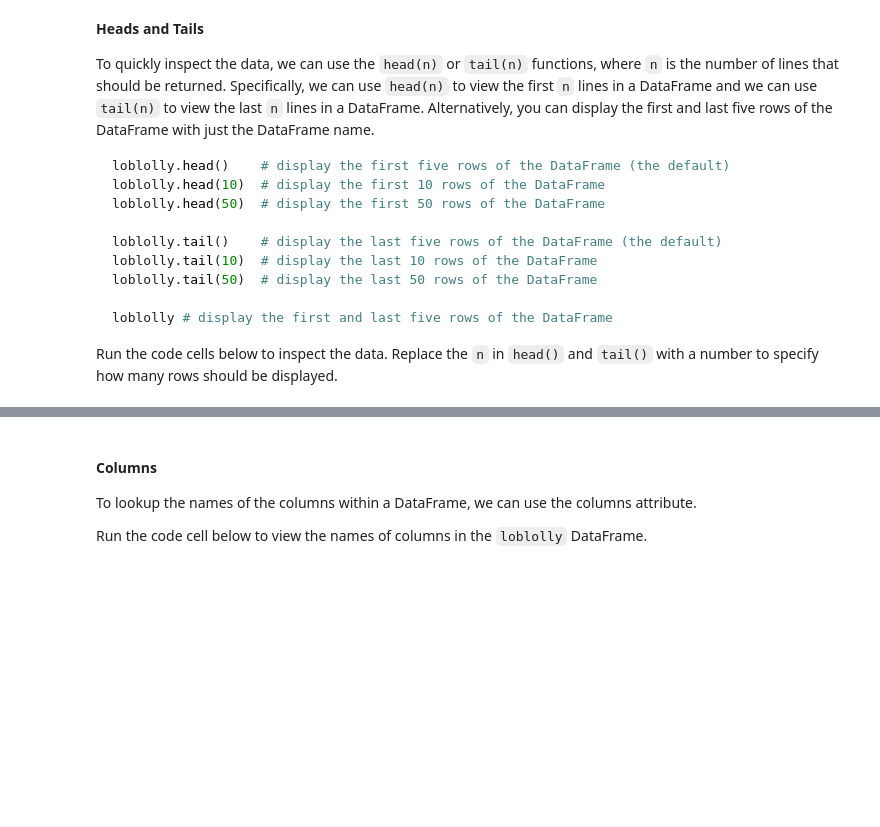
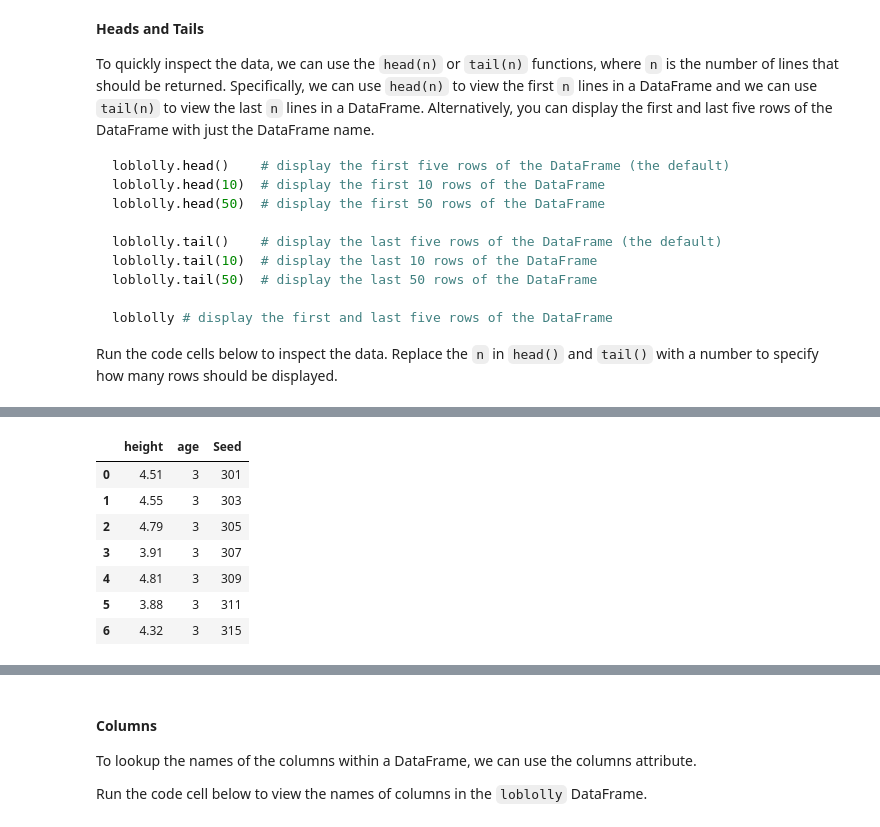
Before and after one commit to wincaton/week7labs, a Jupyter notebook: 07_Tutorial.ipynb, the cells around one changed output, grey strips where cells are left out. Drawn from its saved outputs; the diff is of its cells as text; code cells hidden in the pictures; blank space fills up the shorter version.

```diff
--- a/07_Tutorial.ipynb
+++ b/07_Tutorial.ipynb
@@ -173,3 +191,12 @@ loblolly  # display the first and last five rows of the DataFrame
 # %%
-loblolly.head(n)  # display the first n rows of the DataFrame (replace the n with desired number)
+loblolly.head(7)  # display the first n rows of the DataFrame (replace the n with desired number)
+# %% [output]
+|  | height | age | Seed |
+| 0 | 4.51 | 3 | 301 |
+| 1 | 4.55 | 3 | 303 |
+| 2 | 4.79 | 3 | 305 |
+| 3 | 3.91 | 3 | 307 |
+| 4 | 4.81 | 3 | 309 |
+| 5 | 3.88 | 3 | 311 |
+| 6 | 4.32 | 3 | 315 |
 # %%
```
Also changed, not shown: parts of 52 cells of this notebook, 2 other files.
